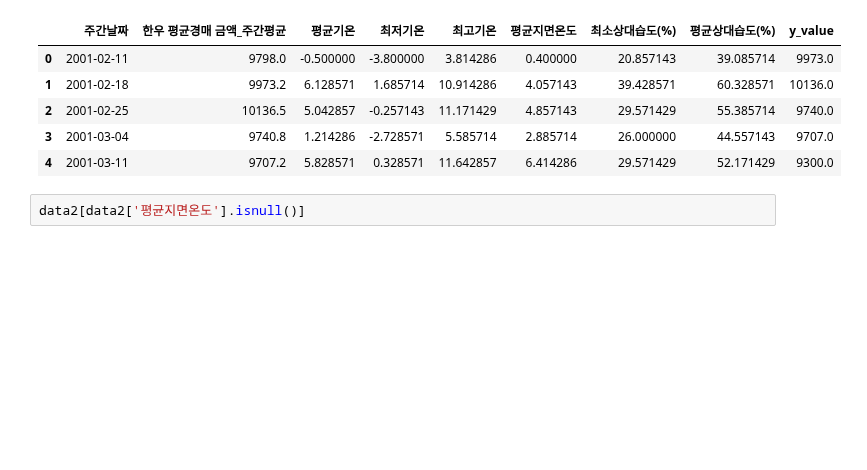
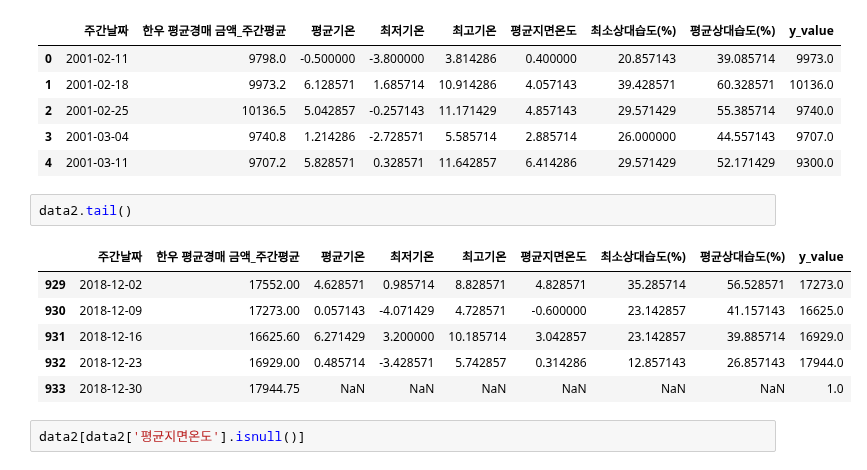
Before and after one commit to DSC-SCH/livestock-solution-project, a Jupyter notebook: Modeling/LSTM_organized.ipynb, the cells around one changed output. Cells and saved outputs as stored; diff of their text form; blank space fills up the shorter version.

```diff
--- a/Modeling/LSTM_organized.ipynb
+++ b/Modeling/LSTM_organized.ipynb
@@ -116,6 +116,15 @@ data2.head()
 | 2 | 2001-02-25 | 10136.5 | 5.042857 | -0.257143 | 11.171429 | 4.857143 | 29.571429 | 55.385714 | 9740.0 |
 | 3 | 2001-03-04 | 9740.8 | 1.214286 | -2.728571 | 5.585714 | 2.885714 | 26.000000 | 44.557143 | 9707.0 |
 | 4 | 2001-03-11 | 9707.2 | 5.828571 | 0.328571 | 11.642857 | 6.414286 | 29.571429 | 52.171429 | 9300.0 |
+# %%
+data2.tail()
+# %% [output]
+|  | 주간날짜 | 한우 평균경매 금액_주간평균 | 평균기온 | 최저기온 | 최고기온 | 평균지면온도 | 최소상대습도(%) | 평균상대습도(%) | y_value |
+| 929 | 2018-12-02 | 17552.00 | 4.628571 | 0.985714 | 8.828571 | 4.828571 | 35.285714 | 56.528571 | 17273.0 |
+| 930 | 2018-12-09 | 17273.00 | 0.057143 | -4.071429 | 4.728571 | -0.600000 | 23.142857 | 41.157143 | 16625.0 |
+| 931 | 2018-12-16 | 16625.60 | 6.271429 | 3.200000 | 10.185714 | 3.042857 | 23.142857 | 39.885714 | 16929.0 |
+| 932 | 2018-12-23 | 16929.00 | 0.485714 | -3.428571 | 5.742857 | 0.314286 | 12.857143 | 26.857143 | 17944.0 |
+| 933 | 2018-12-30 | 17944.75 | NaN | NaN | NaN | NaN | NaN | NaN | 1.0 |
 # %%
 data2[data2['평균지면온도'].isnull()]
 # %% [output]
```
